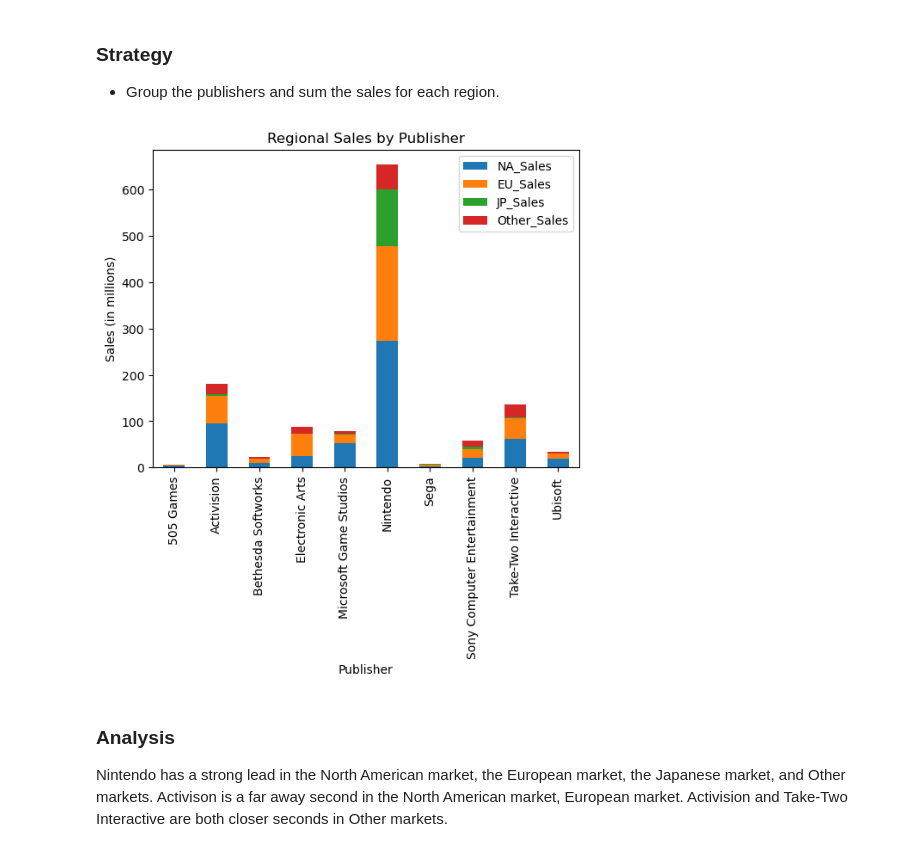
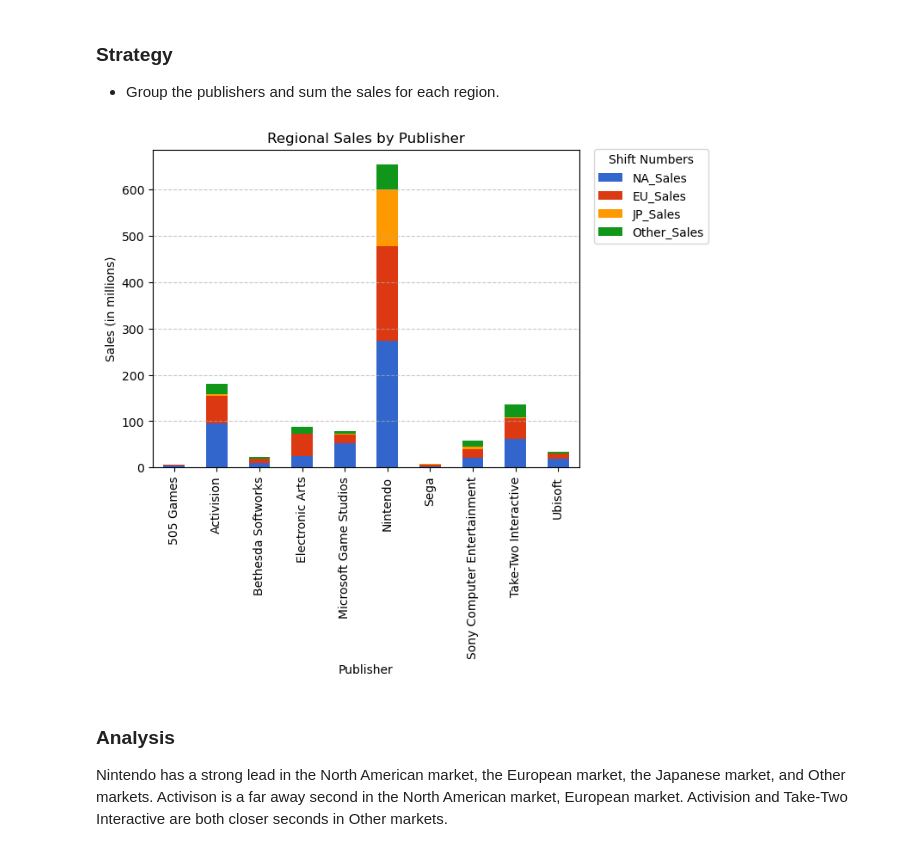
Before and after one commit to dtoshm/data_project_six, a Jupyter notebook: game_sales_analysis.ipynb, the cells around one changed output. Cells and saved outputs as stored; diff of their text form; code cells hidden in the pictures.

```diff
--- a/game_sales_analysis.ipynb
+++ b/game_sales_analysis.ipynb
@@ -30,13 +30,15 @@ Regional Sales by Publisher: Create a stacked column (or bar) chart to show the
 # %%
 sales_by_publisher = games.groupby('Publisher')[['NA_Sales', 'EU_Sales', 'JP_Sales', 'Other_Sales']].sum().reset_index()
 
-sales_by_publisher.set_index('Publisher').plot(kind='bar', stacked=True)
-plt.title('Regional Sales by Publisher')
-plt.xlabel('Publisher')
-plt.ylabel('Sales (in millions)')
+sales_by_publisher.set_index('Publisher').plot(kind='bar', stacked=True, color=['#3366CC', '#DC3912', '#FF9900', '#109618'])
+plt.title('Regional Sales by Publisher', fontsize=12)
+plt.legend(title='Shift Numbers', bbox_to_anchor=(1.02, 1.02), loc='upper left')
+plt.xlabel('Publisher', fontsize=10)
+plt.ylabel('Sales (in millions)', fontsize=10)
+plt.grid(axis='y', linestyle='--', alpha=0.7)
 plt.show()
 # %% [output]
-[figure, old version]
+[figure, new version]
 # %% [markdown]
 ### Analysis
 Nintendo has a strong lead in the North American market, the European market, the Japanese market, and Other markets.
```
